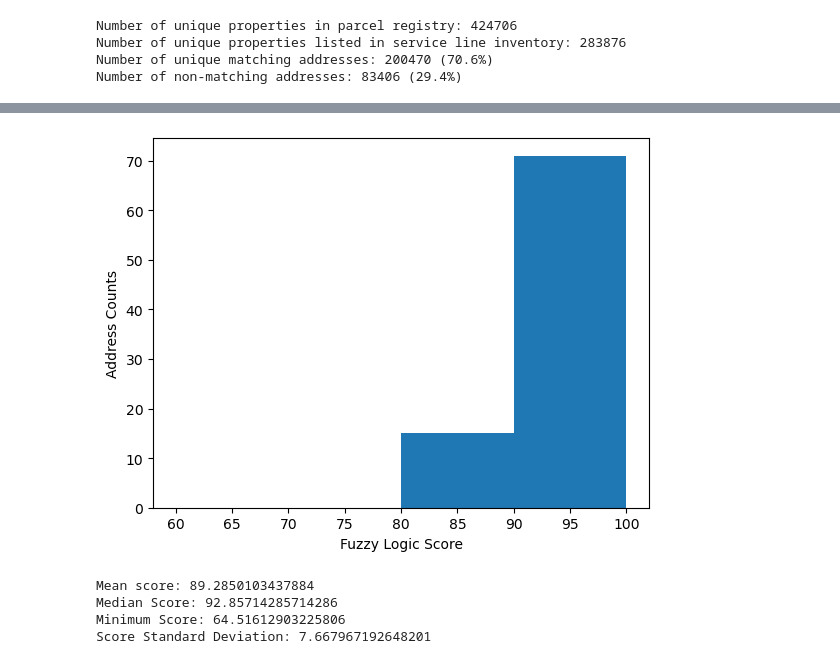
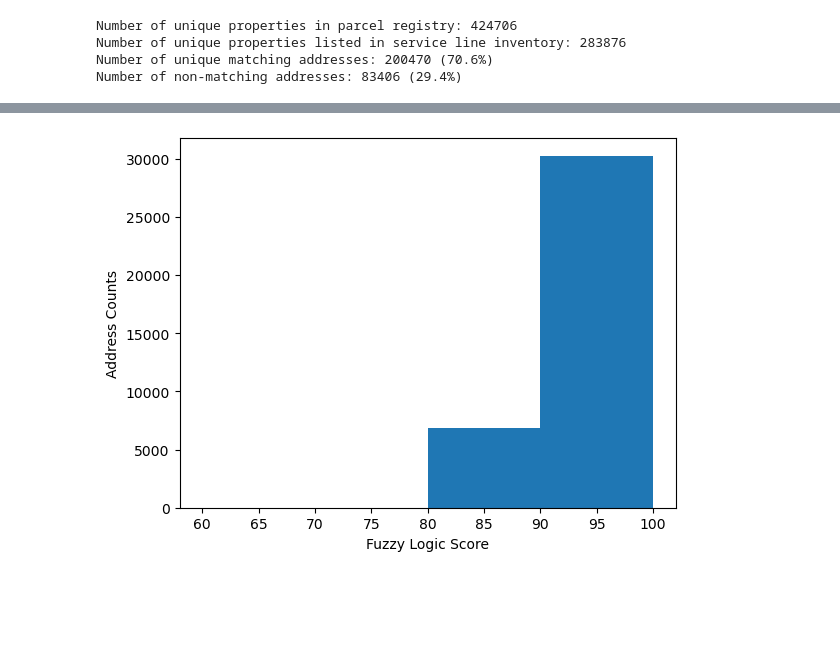
Before and after one commit to aschimmo/Erdos2025_LeadExposure, a Jupyter notebook: data_cleaning.ipynb, the cells around one changed output, grey strips where cells are left out. Saved outputs shown, nothing was run; the diff lists cells and outputs as text; code cells hidden in the pictures; blank space fills up the shorter version.

Commit message:
Cleaned up the data a bit more and saved final results as CSV

```diff
--- a/data_cleaning.ipynb
+++ b/data_cleaning.ipynb
@@ -153,0 +121,19 @@ memory usage: 22.9+ MB
+# %%
+# Load near matches data
+df_match_near = pd.read_csv('data_match_near.csv')
+
+# Clean up the two dataframes so they can be combined
+
+df_match_exact["Match Score"] = 100
+
+columns_filtered = ['PARCEL ID', 'YEARBLT', 'APPRTOT', 'PRICE', 'GRADE',
+                    'Street Number', 'Street Name', 'City', 'Zip Code', 'County', 'Latitude', 'Longitude',
+                    'System-Owned Portion Service Line Material Classification ',
+                    'If Non-Lead in Column R.. Was Material Ever Previously Lead?',
+                    'Customer-Owned Portion Service Line Material Classification']
+
+df_match_exact_filtered = df_match_exact[columns_filtered]
+df_match_near_filtered = df_match_near[columns_filtered]
+
+# Dataframe with data for matched addresses in parcel and service line inventory
+df_match_combined_filtered = pd.concat([df_match_exact_filtered,df_match_near_filtered])
@@ -154,25 +216,7 @@ memory usage: 22.9+ MB
 # %%
-plt.hist(non_matches_sample_df["Match Score"], bins=np.arange(60,105,10))
+plt.hist(df_match_near["Match Score"], bins=np.arange(60,105,10))
 plt.xlabel('Fuzzy Logic Score')
 plt.ylabel('Address Counts')
 plt.show()
 # %% [output]
-[figure, old version]
+[figure, new version]
-# %%
-# Extract matched addresses and scores
-non_matches_sample_df["best_match"] = [m[0] if m else None for m in matches_fuzz]
-non_matches_sample_df["match_score"] = [m[1] if m else 0 for m in matches_fuzz]
-
-#non_matches_sample_df = pd.DataFrame(non_matches_sample_df)
-
-
-
-print(f'Mean score: {np.mean(non_matches_sample_df["match_score"])}')
-print(f'Median Score: {np.median(non_matches_sample_df["match_score"])}')
-print(f'Minimum Score: {np.min(non_matches_sample_df["match_score"])}')
-print(f'Score Standard Deviation: {np.std(non_matches_sample_df["match_score"])}')
-# %% [output]
-Mean score: 89.2850103437884
-Median Score: 92.85714285714286
-Minimum Score: 64.51612903225806
-Score Standard Deviation: 7.667967192648201
```
Also changed, not shown: parts of 31 cells of this notebook, 1 other file.
